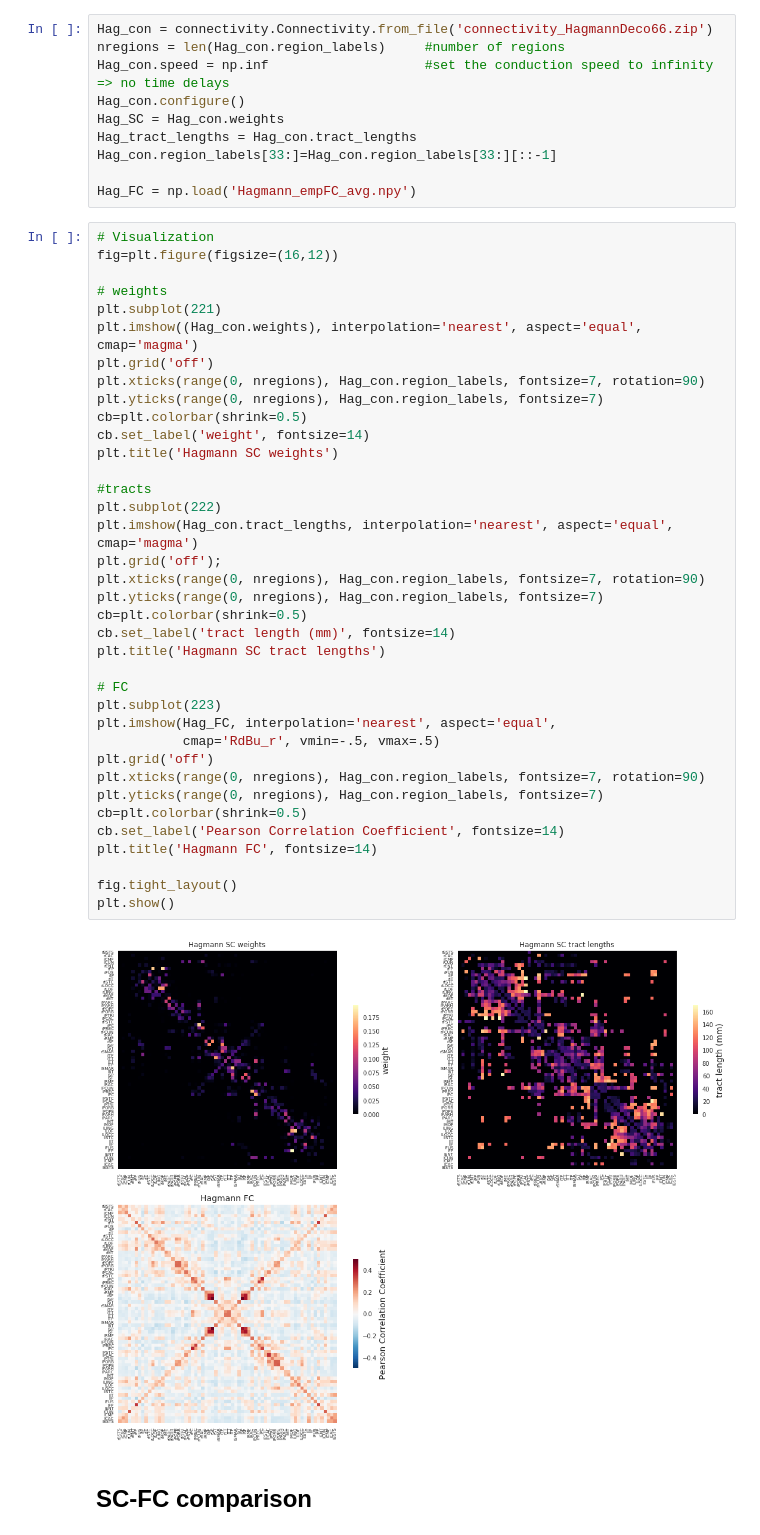
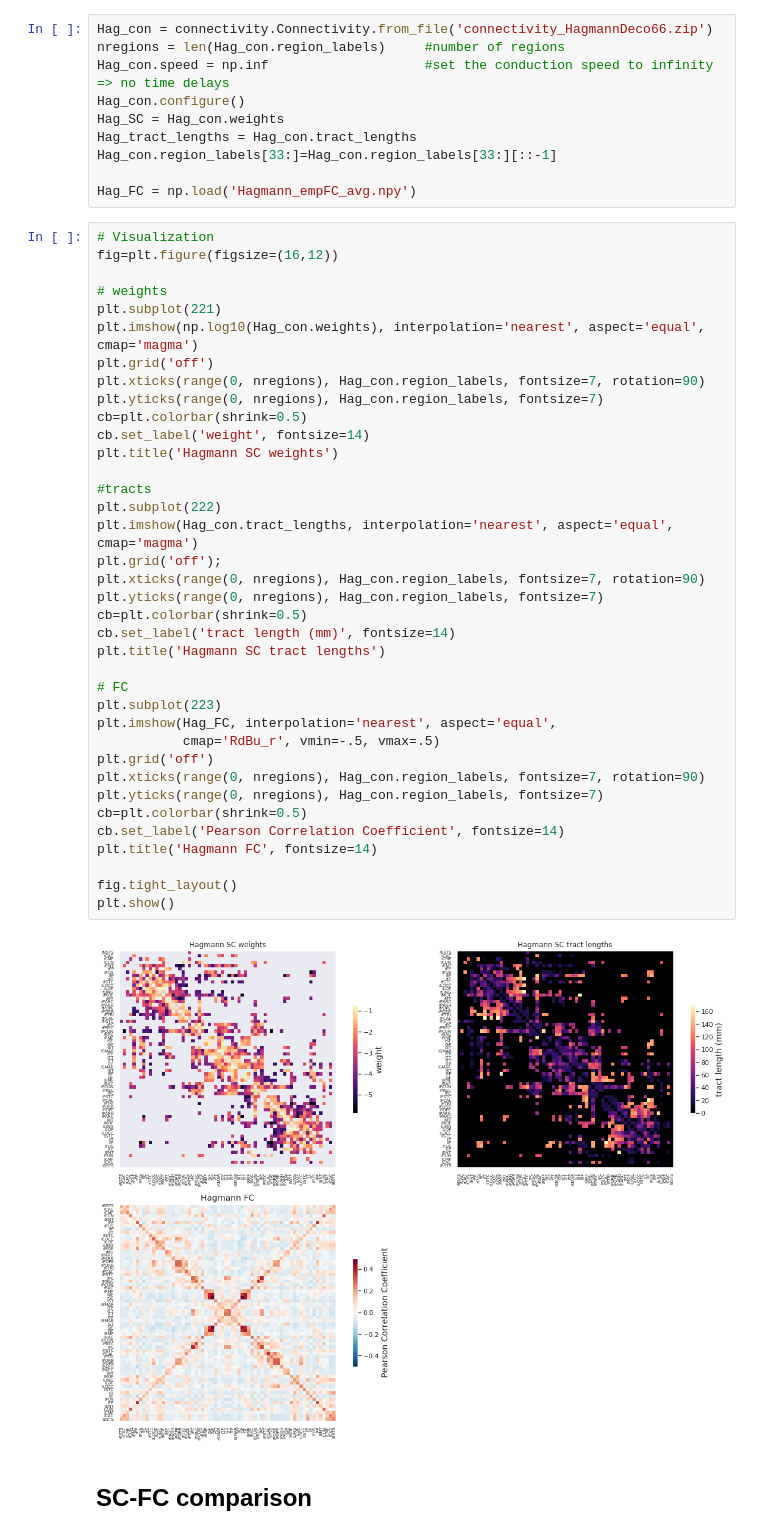
Before and after one commit to amandakeasson/CAN_TVB_Workshop, a Jupyter notebook: modelling_resting_state.ipynb, the cells around one changed output. Drawn from its saved outputs; the diff is of its cells as text.

```diff
--- a/modelling_resting_state.ipynb
+++ b/modelling_resting_state.ipynb
@@ -137,39 +174,39 @@ fig=plt.figure(figsize=(16,12))
 
 # weights
 plt.subplot(221)
-plt.imshow((Hag_con.weights), interpolation='nearest', aspect='equal', cmap='magma')
+plt.imshow(np.log10(Hag_con.weights), interpolation='nearest', aspect='equal', cmap='magma')
 plt.grid('off')
 plt.xticks(range(0, nregions), Hag_con.region_labels, fontsize=7, rotation=90)
 plt.yticks(range(0, nregions), Hag_con.region_labels, fontsize=7)
 cb=plt.colorbar(shrink=0.5)
 cb.set_label('weight', fontsize=14)
 plt.title('Hagmann SC weights')
 
 #tracts
 plt.subplot(222)
 plt.imshow(Hag_con.tract_lengths, interpolation='nearest', aspect='equal', cmap='magma')
 plt.grid('off');
 plt.xticks(range(0, nregions), Hag_con.region_labels, fontsize=7, rotation=90)
 plt.yticks(range(0, nregions), Hag_con.region_labels, fontsize=7)
 cb=plt.colorbar(shrink=0.5)
 cb.set_label('tract length (mm)', fontsize=14)
 plt.title('Hagmann SC tract lengths')
 
 # FC
 plt.subplot(223)
 plt.imshow(Hag_FC, interpolation='nearest', aspect='equal',
            cmap='RdBu_r', vmin=-.5, vmax=.5)
 plt.grid('off')
 plt.xticks(range(0, nregions), Hag_con.region_labels, fontsize=7, rotation=90)
 plt.yticks(range(0, nregions), Hag_con.region_labels, fontsize=7)
 cb=plt.colorbar(shrink=0.5)
 cb.set_label('Pearson Correlation Coefficient', fontsize=14)
 plt.title('Hagmann FC', fontsize=14)
 
 fig.tight_layout()
 plt.show()
 # %% [output]
-[figure, old version]
+[figure, new version]
 # %% [markdown]
 <h3><font size="5" face="calibri" color="black">SC-FC comparison</font></h3>
 # %% [markdown]
```
Also changed, not shown: parts of 19 cells of this notebook.
